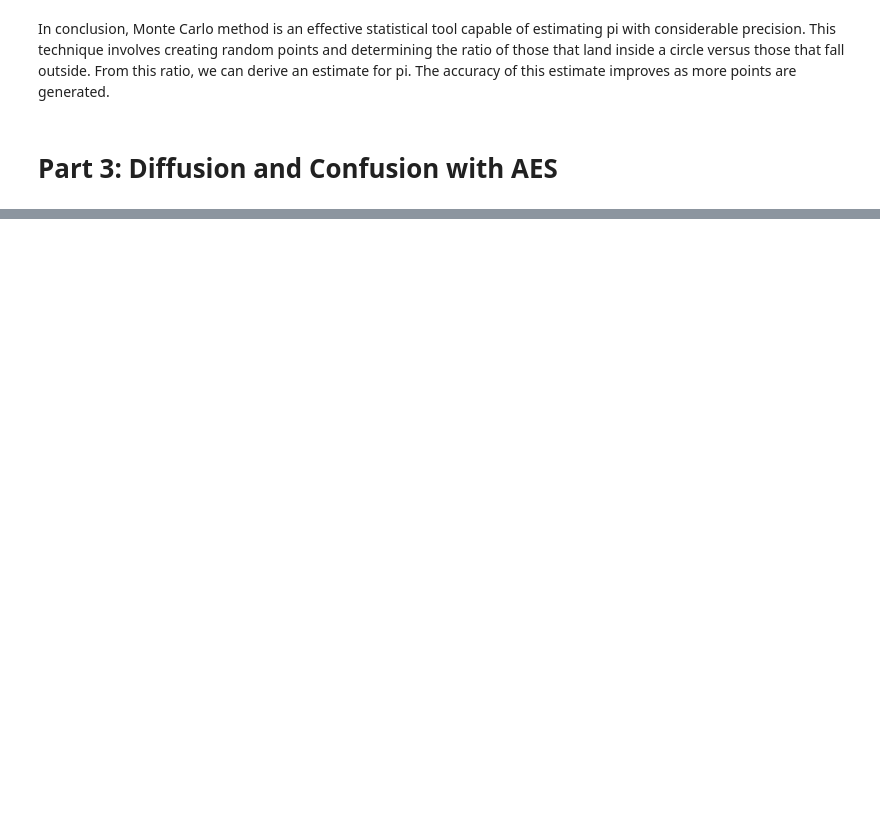
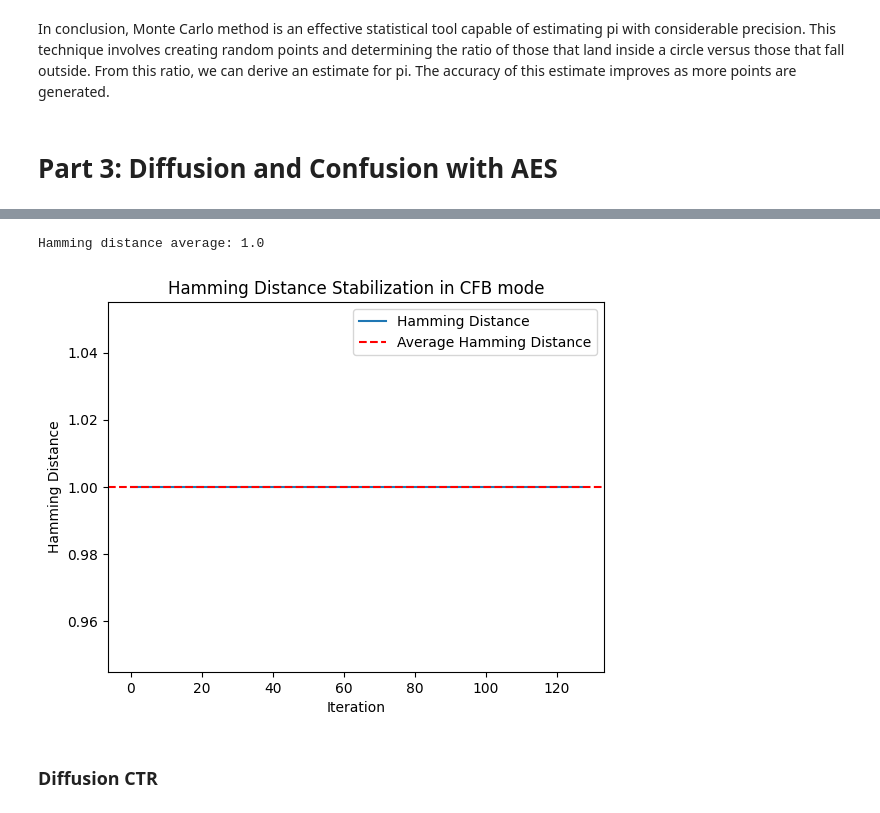
Before and after one commit to Luisbp27/unibo, a Jupyter notebook: EADS/Block Ciphers/EncryptionEagles.ipynb, the cells around one changed output, grey strips where cells are left out. Saved outputs shown, nothing was run; the diff lists cells and outputs as text; code cells hidden in the pictures; blank space fills up the shorter version.

```diff
--- a/EADS/Block Ciphers/EncryptionEagles.ipynb
+++ b/EADS/Block Ciphers/EncryptionEagles.ipynb
@@ -190,0 +293,16 @@ In conclusion, Monte Carlo method is an effective statistical tool capable of es
+# %%
+hamming_distances, average = n_hamming_distance(iterations, ciphertext_cfb, mod_plaintext_cfb)
+print(f"Hamming distance average: {average}")
+
+plt.plot(hamming_distances, label='Hamming Distance')
+plt.axhline(average, color='r', linestyle='--', label='Average Hamming Distance')
+plt.xlabel('Iteration')
+plt.ylabel('Hamming Distance')
+plt.title('Hamming Distance Stabilization in CFB mode')
+plt.legend(loc='upper right')
+plt.show()
+# %% [output]
+Hamming distance average: 1.0
+[figure, added]
+# %% [markdown]
+### Diffusion CTR
```
Also changed, not shown: parts of 28 cells of this notebook, 4 other files.
